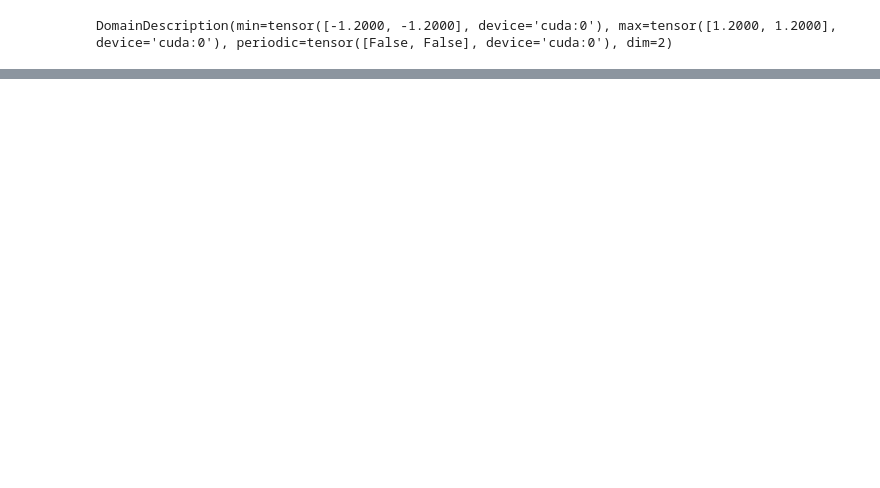
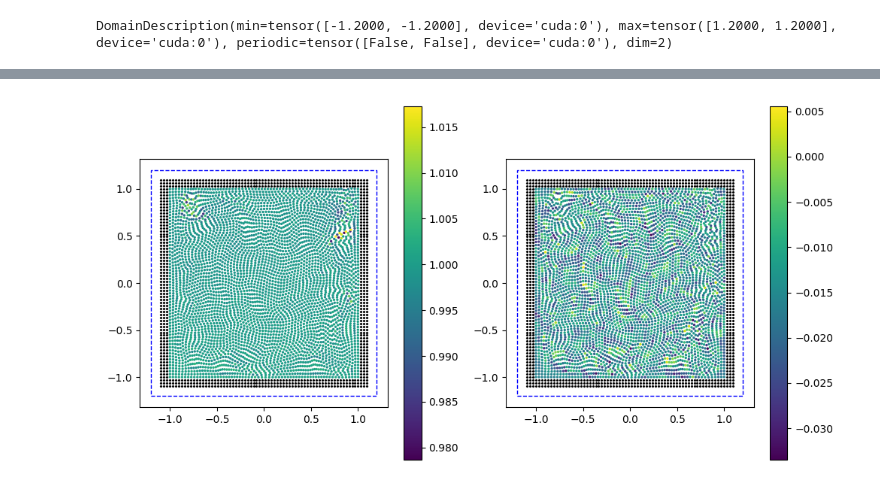
Before and after one commit to wi-re/dataLoader, a Jupyter notebook: Untitled-1.ipynb, the cells around one changed output, grey strips where cells are left out. Saved outputs shown, nothing was run; the diff lists cells and outputs as text; code cells hidden in the pictures; blank space fills up the shorter version.

```diff
--- a/Untitled-1.ipynb
+++ b/Untitled-1.ipynb
@@ -194,0 +236,36 @@ fig.tight_layout()
+# %%
+from sphMath.plotting import visualizeParticles
+import matplotlib.pyplot as plt
+
+
+fig, axis = plt.subplots(1, 2, figsize=(10, 5), squeeze = False)
+
+densityPlot = visualizeParticles(fig, axis[0,0],
+            particles = currentStates[0],
+            domain = domains[0],
+            quantity = rho / configs[0]['fluid']['rho0'],
+            which = 'fluid',
+            # operation = 'curl',
+            mapping = '.x',
+            cmap = 'viridis',
+            visualizeBoth=True,
+            kernel = config['kernel'],
+            plotDomain = True,
+            gridVisualization=False, markerSize=2)
+
+densityPlot = visualizeParticles(fig, axis[0,1],
+            particles = currentStates[0],
+            domain = domains[0],
+            quantity = out[:,0],
+            which = 'fluid',
+            # operation = 'curl',
+            mapping = '.x',
+            cmap = 'viridis',
+            visualizeBoth=True,
+            kernel = config['kernel'],
+            plotDomain = True,
+            gridVisualization=False, markerSize=2)
+
+fig.tight_layout()
+# %% [output]
+[figure, added]
```
Also changed, not shown: parts of 13 cells of this notebook.
